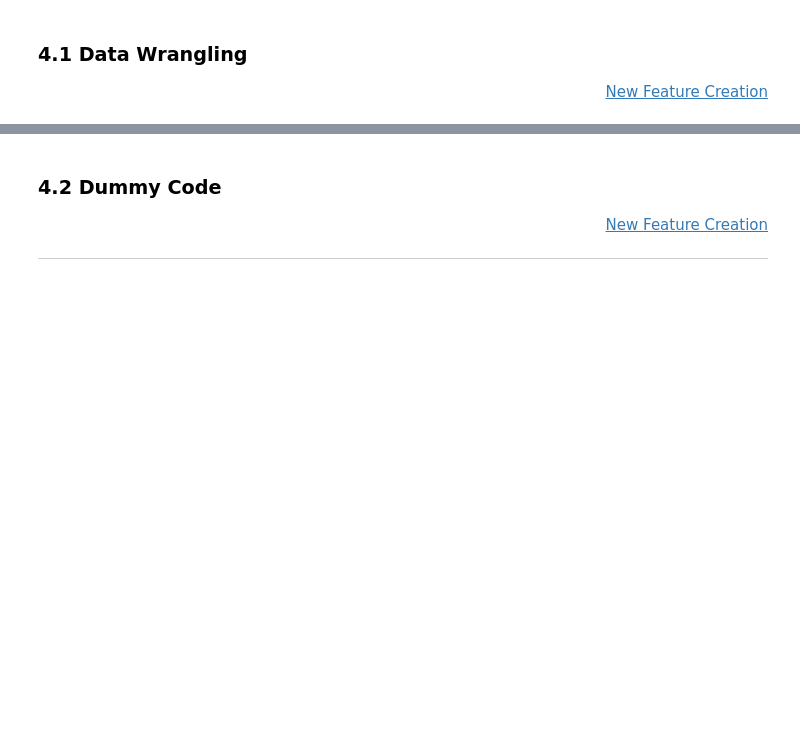
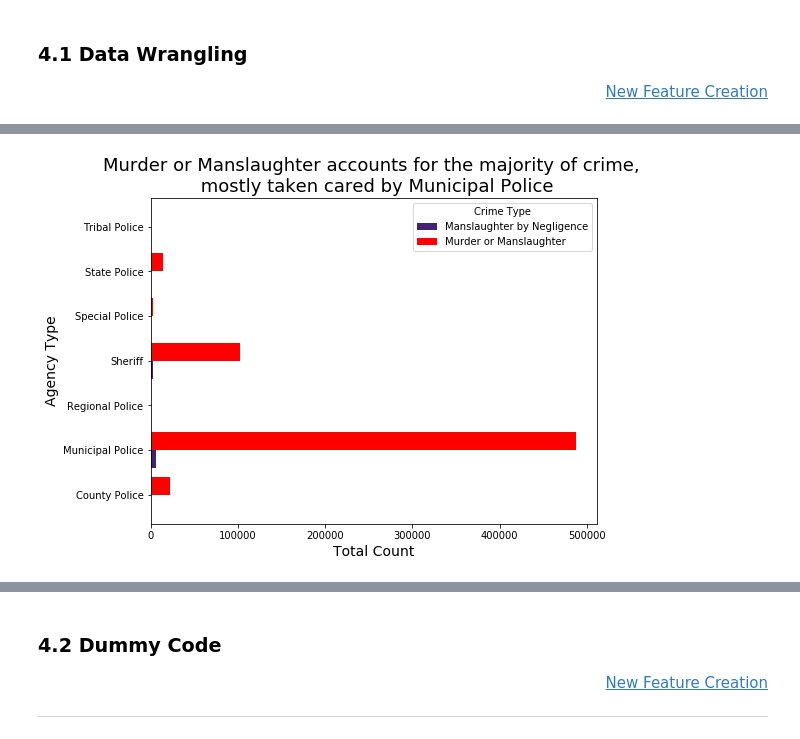
Before and after one commit to pretttyvo/ML1-Visualization-and-Data-Preprocessing, a Jupyter notebook: Lab 1/Jupyter Notebooks/Final Submission.ipynb, the cells around one changed output, grey strips where cells are left out. Saved outputs shown, nothing was run; the diff lists cells and outputs as text; code cells hidden in the pictures; blank space fills up the shorter version.

```diff
--- a/Lab 1/Jupyter Notebooks/Final Submission.ipynb
+++ b/Lab 1/Jupyter Notebooks/Final Submission.ipynb
@@ -237,0 +351,3 @@ df['Crime Solved']=df['Crime Solved'].replace(to_replace='Yes',value=1)
+# %%
+# fill missing value with median
+df_imputed = df.fillna(value=df.median())
@@ -237,0 +362,4 @@ df['Crime Solved']=df['Crime Solved'].replace(to_replace='Yes',value=1)
+# %%
+# Replace all Perpetrator_Age 0 with NaN to later replace with Median value
+df_imputed.loc[df_imputed['Perpetrator Age']==0.0,'Perpetrator Age']=np.nan # all the 0 age converted to NaN
+#Code from : https://stackoverflow.com/questions/45386955/python-replacing-outliers-values-with-median-values/45387111
@@ -237,0 +406,3 @@ df['Crime Solved']=df['Crime Solved'].replace(to_replace='Yes',value=1)
+# %%
+# Replace all Perpetrator_Age NaN values with Median Perpetrator_Age.
+df_imputed['Perpetrator Age'].fillna(21,inplace=True)
@@ -237,0 +544,3 @@ df['Crime Solved']=df['Crime Solved'].replace(to_replace='Yes',value=1)
+# %%
+ct = pd.crosstab(df_imputed['Agency Type'],
+                  df_imputed['Crime Type'])
@@ -237,0 +559,13 @@ df['Crime Solved']=df['Crime Solved'].replace(to_replace='Yes',value=1)
+# %%
+ct.plot(kind='barh',
+         #stacked=True,
+         color=['#432371','red'],
+         width=0.8,
+         figsize=(8,6) # (x-axis,y-axis)
+         )
+plt.xlabel('Total Count',size=14)
+plt.ylabel('Agency Type',size=14)
+plt.title('Murder or Manslaughter accounts for the majority of crime, \n mostly taken cared by Municipal Police',size=18)
+plt.show()
+# %% [output]
+[figure, added]
```
Also changed, not shown: parts of 82 cells of this notebook.
